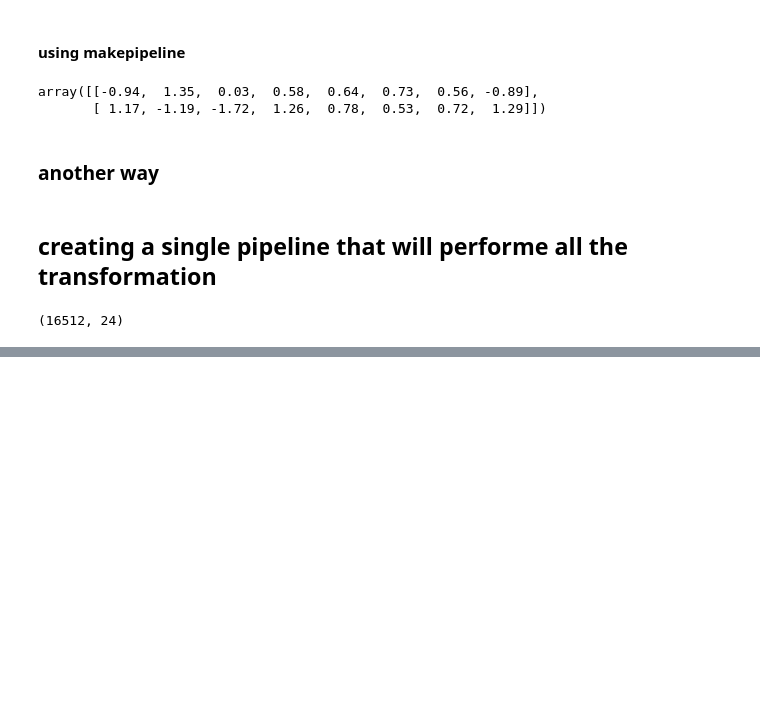
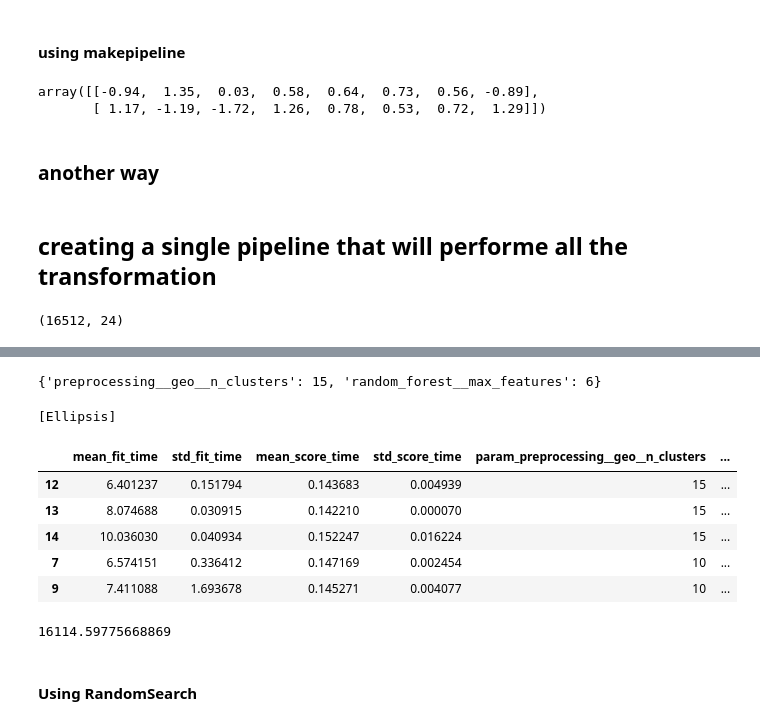
Before and after one commit to otubrempong/Hands-on-Machine-Learning-Training-With-Python, a Jupyter notebook: Notebooks/firstproject.ipynb, the cells around one changed output, grey strips where cells are left out. Cells and saved outputs as stored; diff of their text form; code cells hidden in the pictures; blank space fills up the shorter version.

```diff
--- a/Notebooks/firstproject.ipynb
+++ b/Notebooks/firstproject.ipynb
@@ -547,0 +609,3 @@ preprocessing.get_feature_names_out()
+# %%
+tree_reg = make_pipeline(preprocessing, DecisionTreeRegressor(random_state=42))
+tree_reg.fit(housing, housing_labels)
@@ -547,0 +679,6 @@ preprocessing.get_feature_names_out()
+# %%
+forest_reg = make_pipeline(preprocessing, RandomForestRegressor(random_state=42))
+forest_reg.fit(housing, housing_labels)
+housing_predictions = forest_reg.predict(housing)
+forest_rmse = root_mean_squared_error(housing_labels, housing_predictions)
+forest_rmse
@@ -547,0 +691,19 @@ preprocessing.get_feature_names_out()
+# %%
+from sklearn.model_selection import GridSearchCV
+
+full_pipeline = Pipeline([
+("preprocessing", preprocessing),
+("random_forest", RandomForestRegressor(random_state=42)),
+])
+
+param_grid = [
+             {'preprocessing__geo__n_clusters': [5, 8, 10],
+             'random_forest__max_features': [4, 6, 8]
+             },
+             {'preprocessing__geo__n_clusters': [10, 15],
+             'random_forest__max_features': [6, 8, 10]
+             },
+]
+
+grid_search = GridSearchCV(full_pipeline, param_grid, cv=3, scoring='neg_root_mean_squared_error', verbose=1)
+grid_search.fit(housing, housing_labels)
@@ -547,0 +731,4 @@ preprocessing.get_feature_names_out()
+# %%
+grid_search.best_params_
+# %% [output]
+{'preprocessing__geo__n_clusters': 15, 'random_forest__max_features': 6}
@@ -547,0 +737,15 @@ preprocessing.get_feature_names_out()
+# %%
+cv_res = pd.DataFrame(grid_search.cv_results_)
+cv_res.sort_values(by="mean_test_score", ascending=False,inplace=True)
+[...]
+# %% [output]
+[Ellipsis]
+# %%
+cv_res.head()
+# %% [output]
+|  | mean_fit_time | std_fit_time | mean_score_time | std_score_time | param_preprocessing__geo__n_clusters | ... |
+| 12 | 6.401237 | 0.151794 | 0.143683 | 0.004939 | 15 | ... |
+| 13 | 8.074688 | 0.030915 | 0.142210 | 0.000070 | 15 | ... |
+| 14 | 10.036030 | 0.040934 | 0.152247 | 0.016224 | 15 | ... |
+| 7 | 6.574151 | 0.336412 | 0.147169 | 0.002454 | 10 | ... |
+| 9 | 7.411088 | 1.693678 | 0.145271 | 0.004077 | 10 | ... |
@@ -547,0 +754,7 @@ preprocessing.get_feature_names_out()
+# %%
+rmse = root_mean_squared_error(housing_labels, housing_predictions)
+rmse
+# %% [output]
+16114.59775668869
+# %% [markdown]
+#### Using RandomSearch
```
Also changed, not shown: parts of 43 cells of this notebook.
